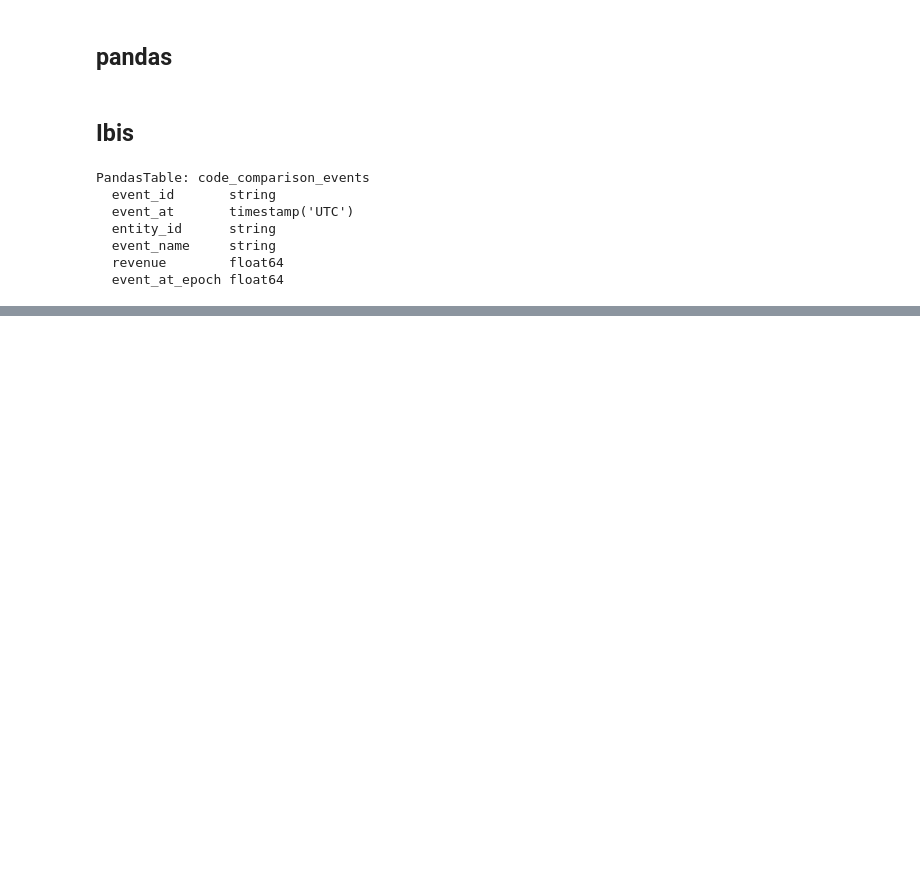
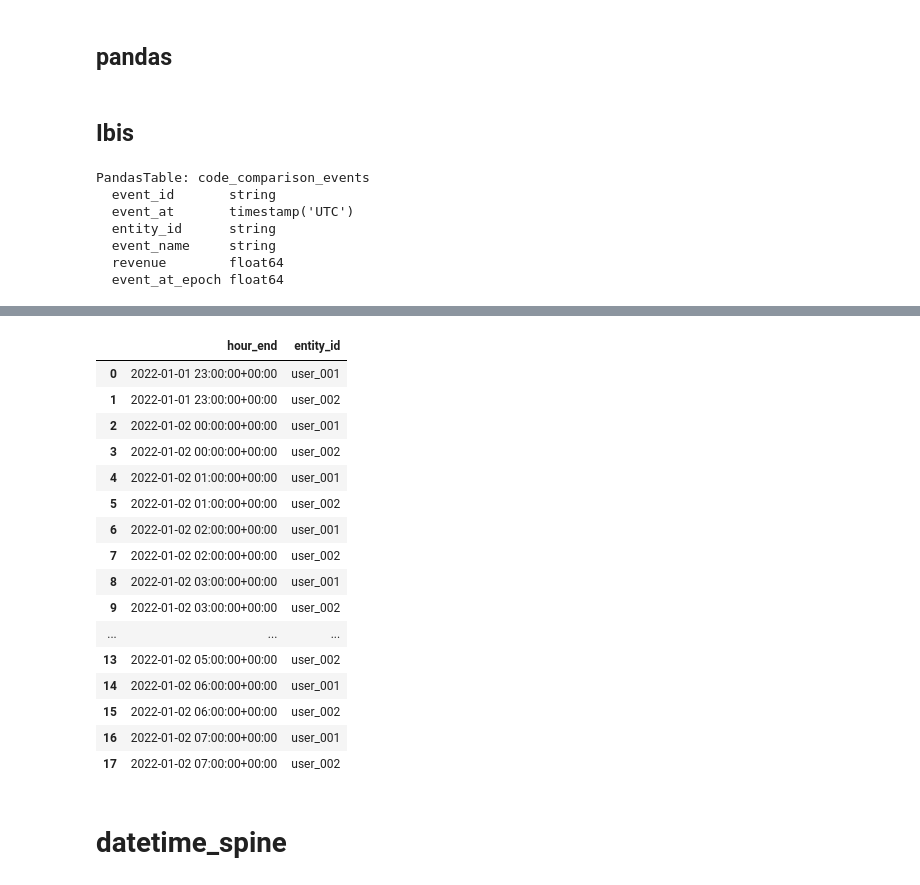
Before and after one commit to drabastomek/IbisVsFenl, a Jupyter notebook: IbisVsFENL.ipynb, the cells around one changed output, grey strips where cells are left out. Cells and saved outputs as stored; diff of their text form; code cells hidden in the pictures; blank space fills up the shorter version.

```diff
--- a/IbisVsFENL.ipynb
+++ b/IbisVsFENL.ipynb
@@ -329,3 +309,39 @@ result_ibis.execute()
 | 3 | user_001 | 2022-01-02 07:00:00 | 1.641107e+09 | 5 | 30.75 | 2022-01-02 06:10:00+00:00 | 2022-01-02 06:31:00+00:00 | ... |
 | 4 | user_001 | 2022-01-02 08:00:00 | 1.641110e+09 | 1 | 0.00 | 2022-01-02 07:01:00+00:00 | 2022-01-02 07:01:00+00:00 | ... |
 | 5 | user_002 | 2022-01-01 23:00:00 | 1.641078e+09 | 1 | 0.00 | 2022-01-01 22:17:00+00:00 | 2022-01-01 22:17:00+00:00 | ... |
+# %%
+datetime_list = pd.DataFrame(data={
+    'hour_end': pd.date_range(start=data_py['hour_end'].min(),
+                              end=data_py['hour_end'].max(),
+                              freq='H')
+    })
+
+datetime_list = datetime_list[datetime_list['hour_end'] <= data_py['event_at'].max()]
+
+datetime_spine = datetime_list.merge(
+         pd.DataFrame(data={
+             'entity_id': data_py['entity_id'].unique()
+             }),
+         how='cross')
+
+datetime_spine
+# %% [output]
+|  | hour_end | entity_id |
+| 0 | 2022-01-01 23:00:00+00:00 | user_001 |
+| 1 | 2022-01-01 23:00:00+00:00 | user_002 |
+| 2 | 2022-01-02 00:00:00+00:00 | user_001 |
+| 3 | 2022-01-02 00:00:00+00:00 | user_002 |
+| 4 | 2022-01-02 01:00:00+00:00 | user_001 |
+| 5 | 2022-01-02 01:00:00+00:00 | user_002 |
+| 6 | 2022-01-02 02:00:00+00:00 | user_001 |
+| 7 | 2022-01-02 02:00:00+00:00 | user_002 |
+| 8 | 2022-01-02 03:00:00+00:00 | user_001 |
+| 9 | 2022-01-02 03:00:00+00:00 | user_002 |
+| ... | ... | ... |
+| 13 | 2022-01-02 05:00:00+00:00 | user_002 |
+| 14 | 2022-01-02 06:00:00+00:00 | user_001 |
+| 15 | 2022-01-02 06:00:00+00:00 | user_002 |
+| 16 | 2022-01-02 07:00:00+00:00 | user_001 |
+| 17 | 2022-01-02 07:00:00+00:00 | user_002 |
+# %% [markdown]
+# datetime_spine
```
Also changed, not shown: parts of 10 cells of this notebook.
